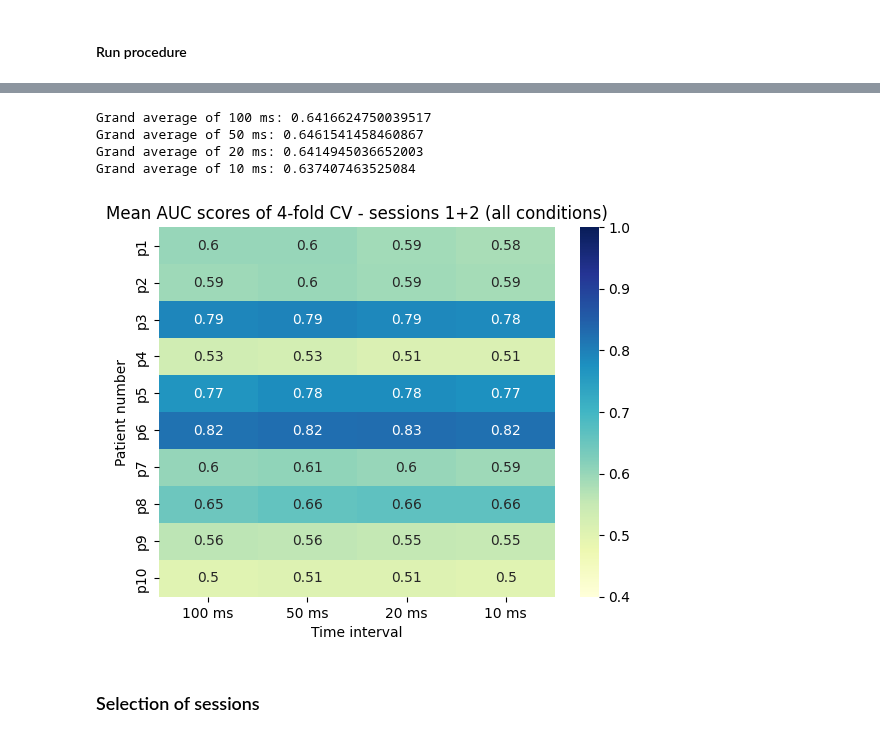
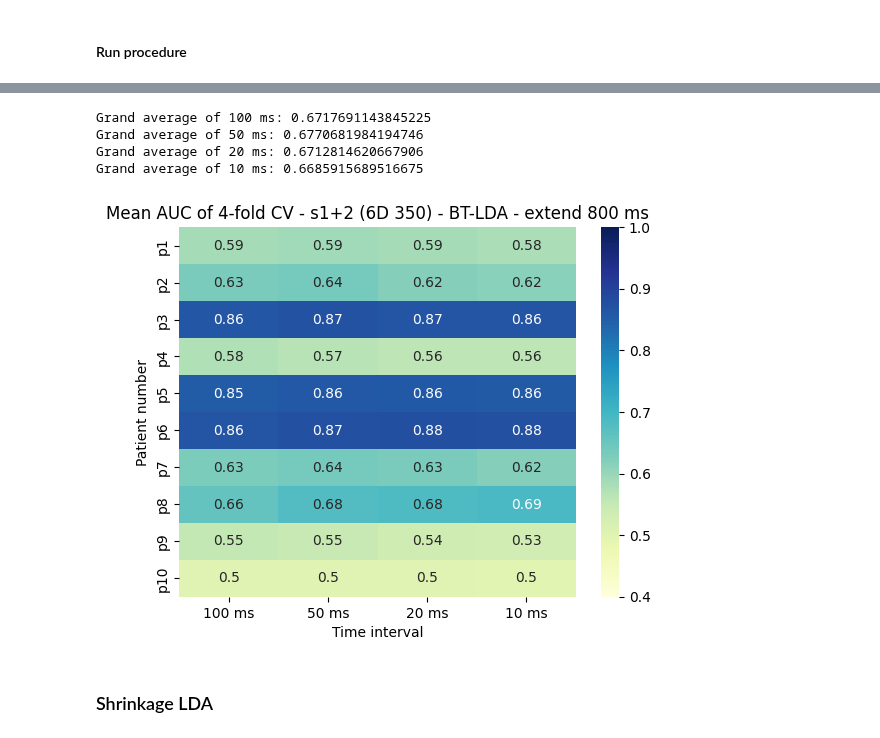
Before and after one commit to sozraheem/thesis_2025, a Jupyter notebook: ERP_analysis_code/patient_pipeline/hyperparam/optimizing_hyperparams.ipynb, the cells around one changed output, grey strips where cells are left out. Drawn from its saved outputs; the diff is of its cells as text; code cells hidden in the pictures.

Commit message:
Run hyperparam optimization on btlda and slda, try out new interval too from 0.1-0.8 s

```diff
--- a/ERP_analysis_code/patient_pipeline/hyperparam/optimizing_hyperparams.ipynb
+++ b/ERP_analysis_code/patient_pipeline/hyperparam/optimizing_hyperparams.ipynb
@@ -33,16 +31,17 @@ mne.set_log_level('WARNING')
 # %% [markdown]
 #### function
 # %%
+# change range of arange from 0.1,0.51 to 0.1,0.81 (bc in the Musso et al paper they say that the P600 is related to language)
 def nested_cv(trials):
     # Time intervals
     print("Time intervals:")
-    ival_bounds_100 = np.arange(0.1,0.51,0.1) # [0.1 0.2 0.3 0.4 0.5] (4)
+    ival_bounds_100 = np.arange(0.1,0.81,0.1) # [0.1 0.2 0.3 0.4...
     print(f"100 ms: \n{ival_bounds_100}")
-    ival_bounds_50 = np.arange(0.1,0.51,0.05) # [0.1  0.15 0.2  0.25 0.3  0.35 0.4  0.45 0.5] (8)
+    ival_bounds_50 = np.arange(0.1,0.81,0.05) # [0.1  0.15 0.2  0.25 0.3...
     print(f"50 ms: \n{ival_bounds_50}")
-    ival_bounds_20 = np.arange(0.1,0.51,0.02) # [0.1  0.12 0.14 ... 0.46 0.48 0.5] (20)
+    ival_bounds_20 = np.arange(0.1,0.81,0.02) # [0.1  0.12 0.14 ...
     print(f"20 ms: \n{ival_bounds_20}")
-    ival_bounds_10 = np.arange(0.12,0.5,0.01) # [0.12 0.13 0.14 ... 0.48 0.49 0.5] # might be changed
+    ival_bounds_10 = np.arange(0.12,0.8,0.01) # [0.12 0.13 0.14 ...
     print(f"10 ms: \n{ival_bounds_10}")
 
     # Nested cv settings
@@ -63,8 +62,8 @@ def nested_cv(trials):
     print("\nPerforming cross-validation...")
 
     ival_counter = 0
-    ival_list = ["100 ms", "50 ms", "20 ms", "10 ms"]
-    all_ival_scores = []
+    ival_list = [100, 50, 20, 10]
+    all_ival_scores = dict()
 
     for ival in ival_grid:
         outer_kf = KFold(n_splits=K_folds, shuffle=False)
@@ -93,10 +92,10 @@ def nested_cv(trials):
             scores[fold_counter] = fold_score
             fold_counter+=1
 
-        print(f"\n Ival {ival_list[ival_counter]}")
+        print(f"\n Ival {ival_list[ival_counter]} ms")
         print(f"All folds scores: {scores}")
         print(f"Average AUC over all folds: {np.mean(scores):.4f}")
-        all_ival_scores.append(scores)
+        all_ival_scores.update({f"{ival}":scores})
         ival_counter+=1
 
     return all_ival_scores
@@ -165,2 +163,0 @@ Average AUC over all folds: 0.5031
-# %%
-all_patient_results = np.load('optim_hyperparam_6D_long_350.npy', allow_pickle=True)
@@ -168,0 +164,14 @@ AttributeError: 'numpy.ndarray' object has no attribute 'keys'
+# %%
+print(all_patient_results.keys())
+print(all_patient_results.get("P1_6D_long_350").keys())
+results = np.zeros((10,4))
+p_nr = 0
+for p in all_patient_results.keys():
+    patient = all_patient_results.get(p)
+    ival_nr = 0
+    for time_ival in patient.keys():
+        print("{:0.2f}: {}".format((1/len(time_ival[:]))*23,(patient.get(time_ival))))
+        print(np.mean(patient.get(time_ival)))
+        results[p_nr, ival_nr] = np.mean(patient.get(time_ival))
+        ival_nr += 1
+    p_nr += 1
@@ -176,43 +217,43 @@ import seaborn as sns
 # all_scores = []
 # for patient in all_patient_results.keys():
 #     patient_list = []
 #     for fold in all_patient_results.get(patient):
 #         patient_list.append(fold.get('score'))
 #     all_scores.append(patient_list)
 
-sns.heatmap(fold_means_array,vmin=0.4,vmax=1,annot=True, yticklabels=['p1','p2','p3','p4','p5','p6','p7','p8','p9','p10'], cmap="YlGnBu", xticklabels=['100 ms', '50 ms', '20 ms', '10 ms'])
+sns.heatmap(results,vmin=0.4,vmax=1,annot=True, yticklabels=['p1','p2','p3','p4','p5','p6','p7','p8','p9','p10'], cmap="YlGnBu", xticklabels=['100 ms', '50 ms', '20 ms', '10 ms'])
 plt.ylabel("Patient number")
 plt.xlabel("Time interval")
-plt.title("Mean AUC scores of 4-fold CV - sessions 1+2 (all conditions)")
+plt.title("Mean AUC of 4-fold CV - s1+2 (6D 350) - BT-LDA - extend 800 ms")
 
 # Print results
 #print(fold_means_array.shape)
-print(f"Grand average of 100 ms: {np.mean(fold_means_array, axis=0)[0]}")
-print(f"Grand average of 50 ms: {np.mean(fold_means_array, axis=0)[1]}")
-print(f"Grand average of 20 ms: {np.mean(fold_means_array, axis=0)[2]}")
-print(f"Grand average of 10 ms: {np.mean(fold_means_array, axis=0)[3]}")
+print(f"Grand average of 100 ms: {np.mean(results, axis=0)[0]}")
+print(f"Grand average of 50 ms: {np.mean(results, axis=0)[1]}")
+print(f"Grand average of 20 ms: {np.mean(results, axis=0)[2]}")
+print(f"Grand average of 10 ms: {np.mean(results, axis=0)[3]}")
 
 
 
 # # Histogram 2 --------------------------------------
 
 # all_folds_list = []
 # for patient in all_patient_results.keys():
 #     fold_list = []
 #     for fold in all_patient_results.get(patient):
 #         fold_list.append(((fold.get('best_ival')[1] - fold.get('best_ival')[0])))
 #     all_folds_list.append(fold_list)
 
 # sns.heatmap(all_folds_list,vmin=0.01,vmax=0.15,center=0.03,annot=True,yticklabels=['p1','p2','p3','p4','p5','p6','p7','p8','p9','p10'], cbar=True, cmap="coolwarm", ax=axs[1])
 # axs[1].set_xlabel("outer fold of the nested cv")
 # axs[1].set_title("best time interval per fold")
 # plt.suptitle("Heatmap per patient: each block is the outcome of a fold")
 # plt.show()
 # %% [output]
-Grand average of 100 ms: 0.6416624750039517
-Grand average of 50 ms: 0.6461541458460867
-Grand average of 20 ms: 0.6414945036652003
-Grand average of 10 ms: 0.637407463525084
+Grand average of 100 ms: 0.6717691143845225
+Grand average of 50 ms: 0.6770681984194746
+Grand average of 20 ms: 0.6712814620667906
+Grand average of 10 ms: 0.6685915689516675
-[figure, old version]
+[figure, new version]
 # %% [markdown]
-### Selection of sessions
+### Shrinkage LDA
```
Also changed, not shown: parts of 16 cells of this notebook, 7 other files.
